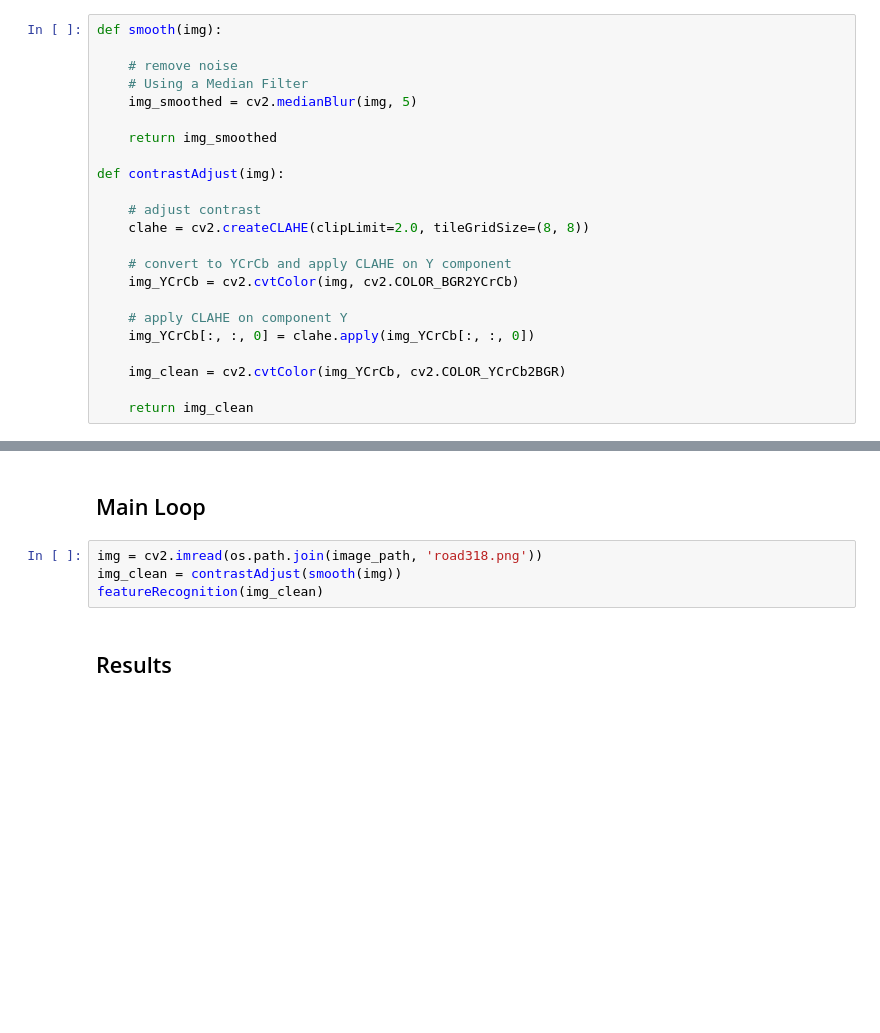
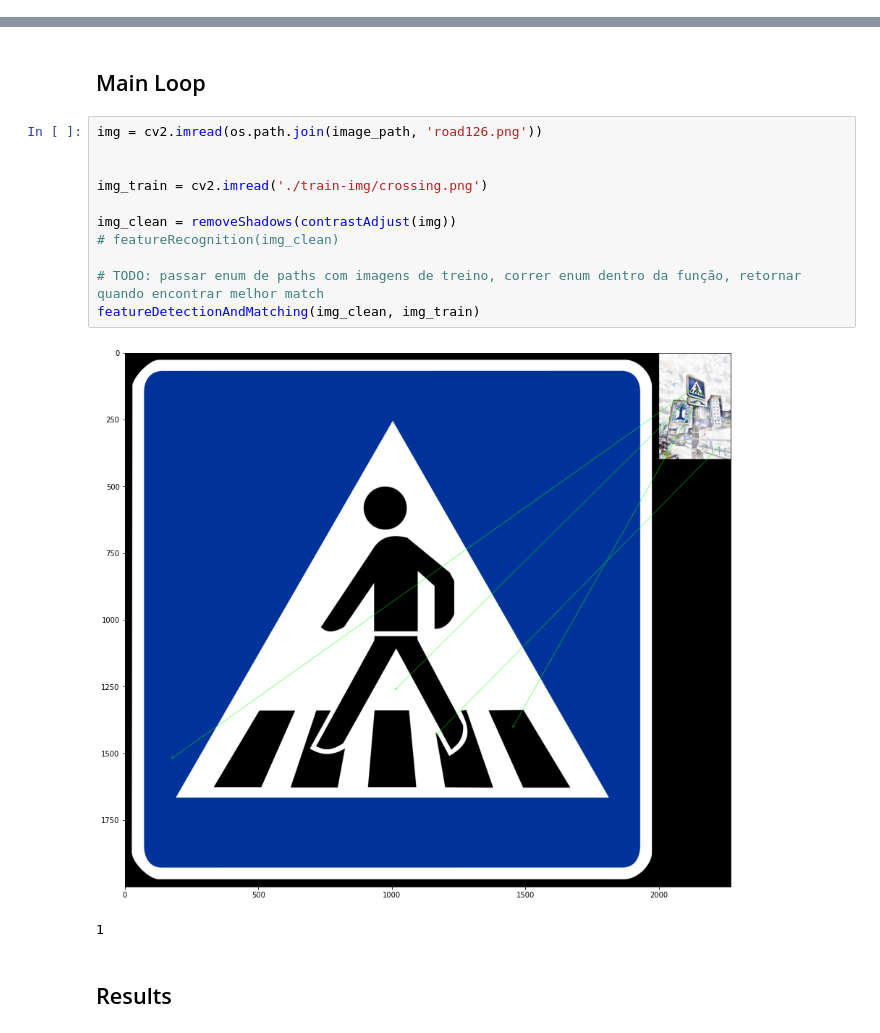
Before and after one commit to flaviacarvalhido/MEIC-VC, a Jupyter notebook: bluesquared.ipynb, the cells around one changed output, grey strips where cells are left out. Saved outputs shown, nothing was run; the diff lists cells and outputs as text; blank space fills up the shorter version.

Commit message:
Add: Feature Matching

```diff
--- a/bluesquared.ipynb
+++ b/bluesquared.ipynb
@@ -12,26 +13,3 @@ import math
 image_path = "./archive/images"
 # %% [markdown]
 ## Pre-Process
-# %%
-def smooth(img):
-
-    # remove noise
-    # Using a Median Filter
-    img_smoothed = cv2.medianBlur(img, 5)
-
-    return img_smoothed
-
-def contrastAdjust(img):
-
-    # adjust contrast
-    clahe = cv2.createCLAHE(clipLimit=2.0, tileGridSize=(8, 8))
-
-    # convert to YCrCb and apply CLAHE on Y component
-    img_YCrCb = cv2.cvtColor(img, cv2.COLOR_BGR2YCrCb)
-
-    # apply CLAHE on component Y
-    img_YCrCb[:, :, 0] = clahe.apply(img_YCrCb[:, :, 0])
-
-    img_clean = cv2.cvtColor(img_YCrCb, cv2.COLOR_YCrCb2BGR)
-
-    return img_clean
@@ -197,8 +258,18 @@ def featureRecognition(img):
 # %% [markdown]
 ## Main Loop
-# %%
-img = cv2.imread(os.path.join(image_path, 'road318.png'))
-img_clean = contrastAdjust(smooth(img))
-featureRecognition(img_clean)
+# %%
+img = cv2.imread(os.path.join(image_path, 'road126.png'))
+
+
+img_train = cv2.imread('./train-img/crossing.png')
+
+img_clean = removeShadows(contrastAdjust(img))
+# featureRecognition(img_clean)
+
+# TODO: passar enum de paths com imagens de treino, correr enum dentro da função, retornar quando encontrar melhor match
+featureDetectionAndMatching(img_clean, img_train)
+# %% [output]
+[figure, added]
+1
 # %% [markdown]
 ## Results
```
Also changed, not shown: parts of 7 cells of this notebook, 2 other files.
